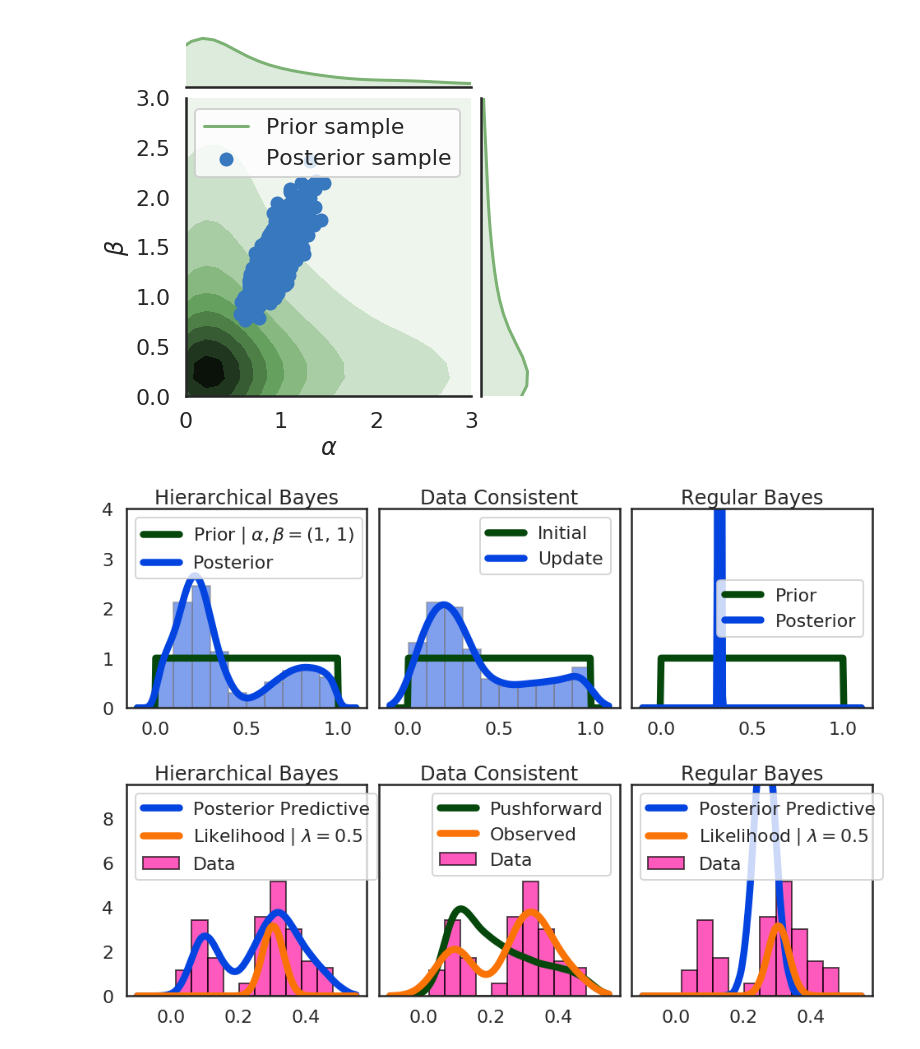
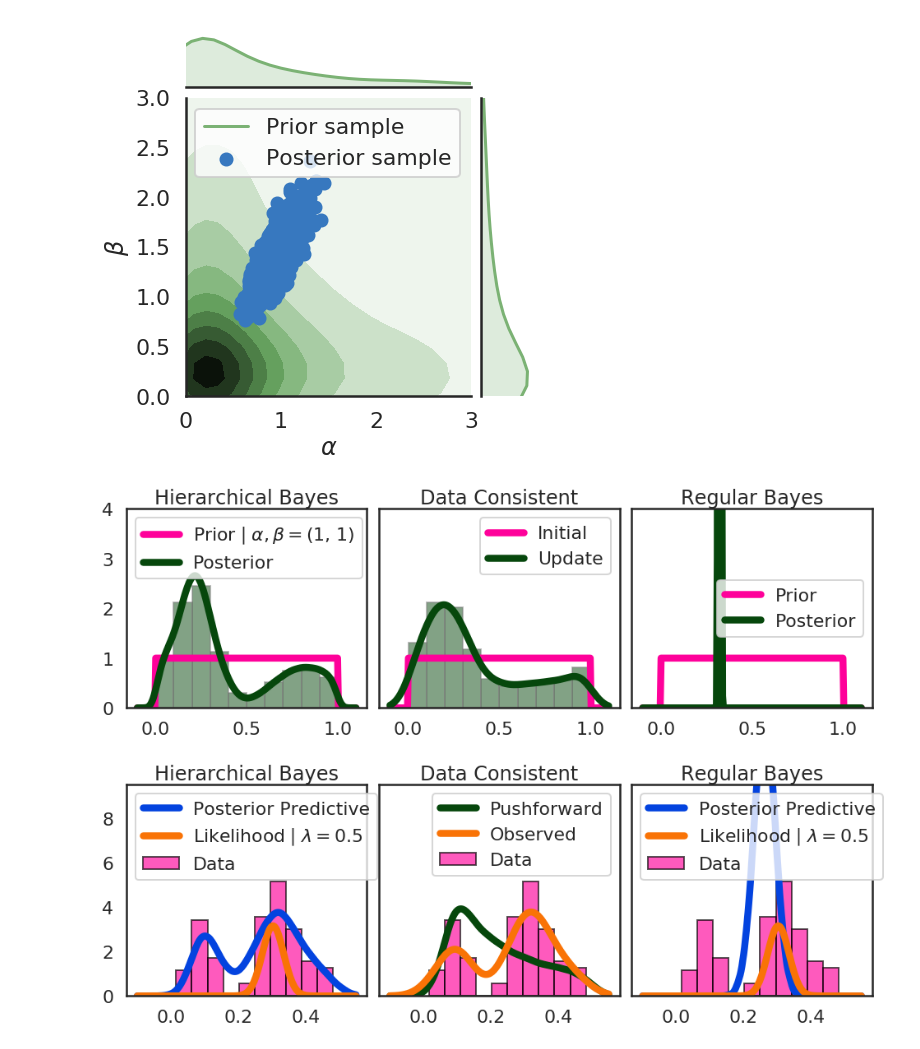
Before and after one commit to mathematicalmichael/jsm19, a Jupyter notebook: SIAM_CSE19_Poster-Distribution.ipynb, the cells around one changed output. Drawn from its saved outputs; the diff is of its cells as text; code cells hidden in the pictures.

```diff
--- a/SIAM_CSE19_Poster-Distribution.ipynb
+++ b/SIAM_CSE19_Poster-Distribution.ipynb
@@ -353,8 +353,8 @@ fig_objects.set_figheight(fig_objects.get_figwidth()/2.5)
 # color scheme
 # c_prior = 'xkcd:medium green'
 # c_post = 'xkcd:windows blue'
-c_prior = 'xkcd:forest green'
-c_post = 'xkcd:blue'
+c_prior = 'xkcd:neon pink'
+c_post = 'xkcd:forest green'
 
 #### plot the parameter space (first row)
 x_lam = np.linspace(-0.1,1.1,250)
@@ -378,34 +378,34 @@ ax.set_title('Hierarchical Bayes')
 
 
 ## DATA CONSISTENT
 ax = axes[1]
 # Initial for Data Consistent
 ax.plot(x_lam,lam_init.pdf(x_lam),label='Initial',color=c_prior)
 
 # Update for Data Consistent
 ax.hist(updated_sample,density=True,color=c_post,alpha=0.5,edgecolor='gray')
 ax.plot(x_lam,updated_dist(x_lam),label='Update',color=c_post)
 ax.legend()
 ax.set_title('Data Consistent')
 
 
 ## Bad Posterior
 ax = axes[2]
 
 # Prior for Bad Bayes
 ax.plot(x_lam,lam_init.pdf(x_lam),label='Prior',color=c_prior)
 
 # Posterior for Bad Bayes
 ax.hist(bad_bayes_sample,density=True,color=c_post, edgecolor=c_post,alpha=0.7)
 ax.plot(x_lam,bad_posterior_kde(x_lam),label='Posterior',color=c_post)
 ax.set_ylim(0,4)
 ax.legend()
 ax.set_title('Regular Bayes')
 
 plt.tight_layout()
 plt.subplots_adjust(left=0, right = 1, wspace = 0.05)
 # %% [output]
-[figure, old version]
+[figure, new version]
 # %%
 # posterior predictive KDEs
 pp_kde=sps.gaussian_kde(pp_sample)
```
Also changed, not shown: parts of 1 cell of this notebook, 3 other files.
